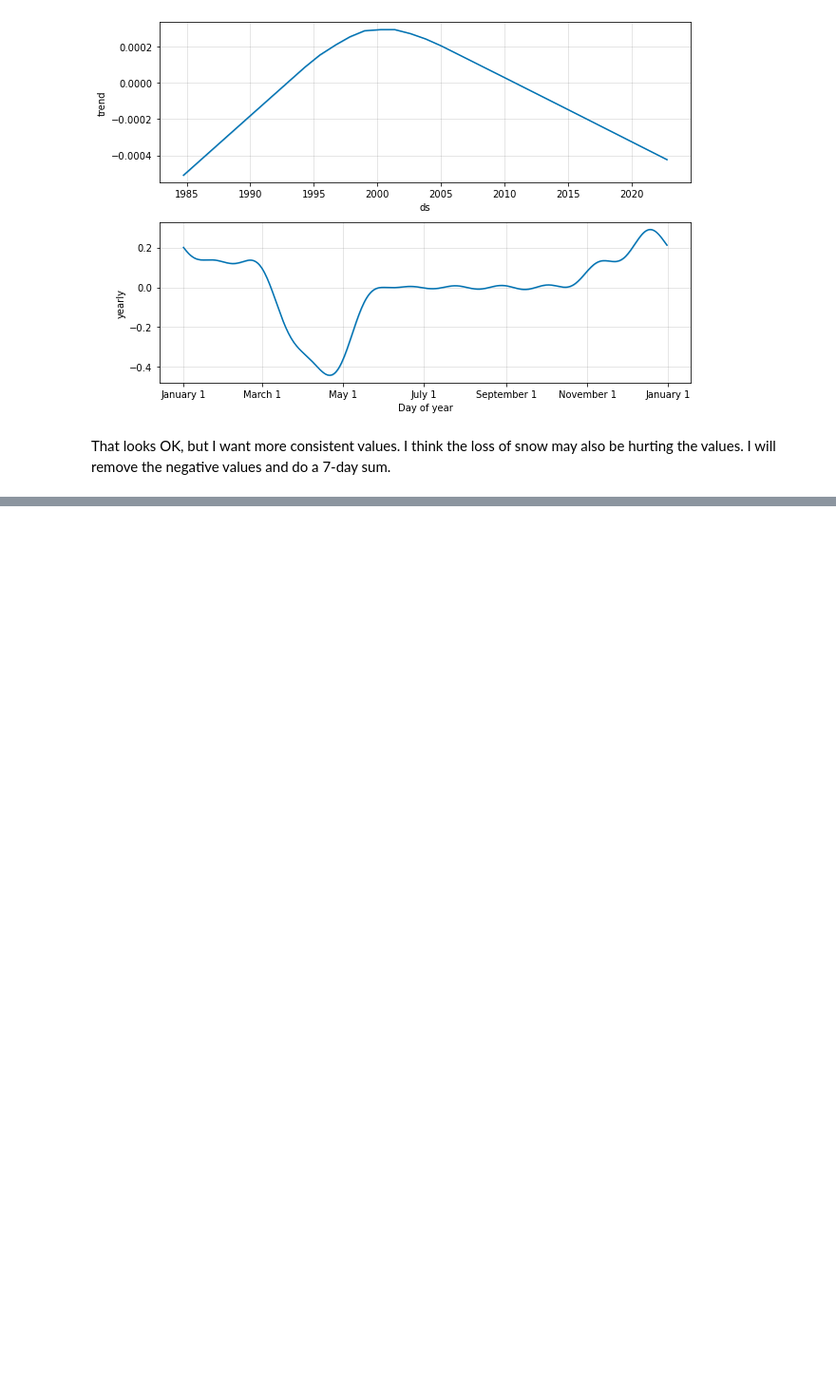
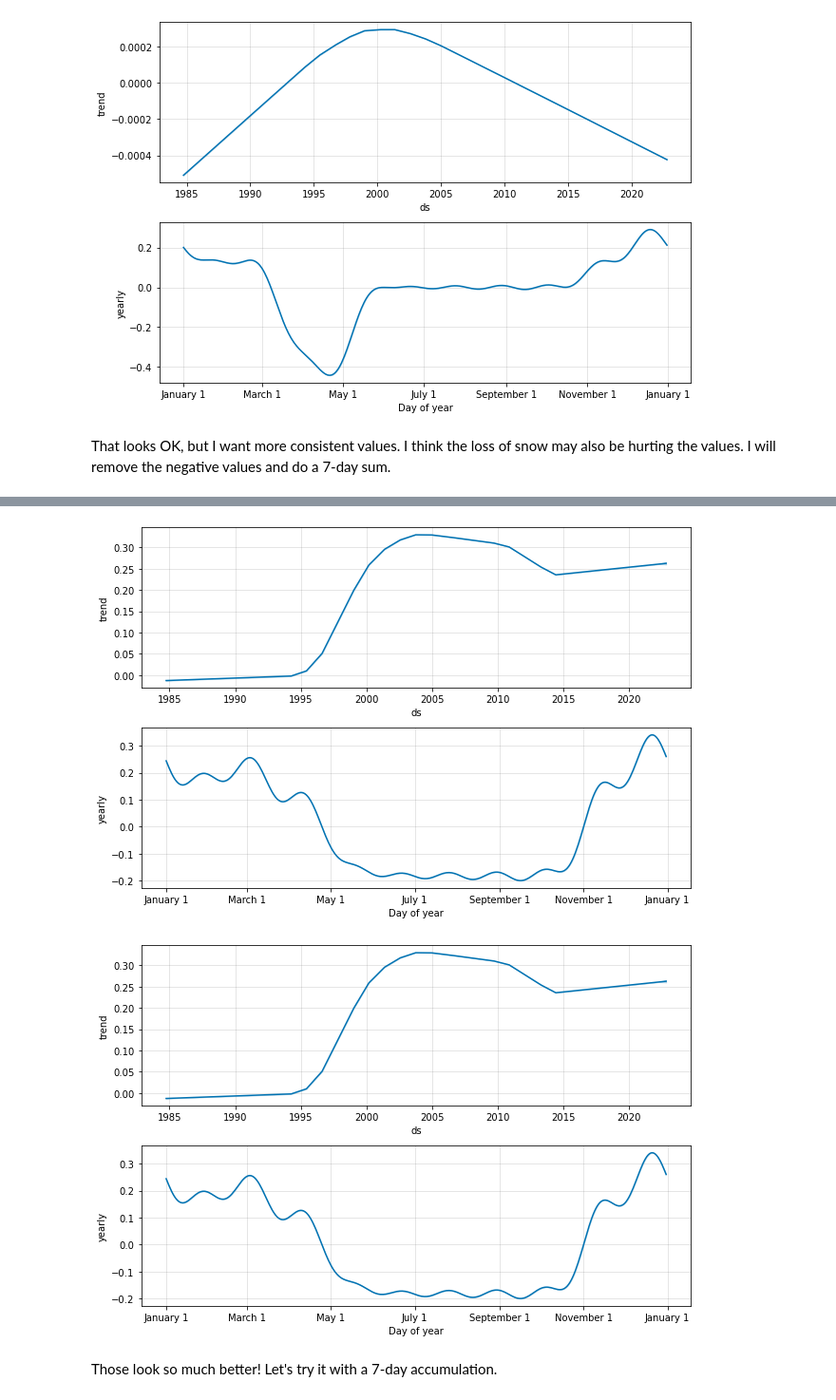
Before and after one commit to sjrekuc/Snotelme, a Jupyter notebook: Snotel_analysis.ipynb, the cells around one changed output, grey strips where cells are left out. Shown: that part at 95% size. Drawn from its saved outputs; the diff is of its cells as text; code cells hidden in the pictures; blank space fills up the shorter version.

```diff
--- a/Snotel_analysis.ipynb
+++ b/Snotel_analysis.ipynb
@@ -90,6 +90,3 @@ INFO:numexpr.utils:NumExpr defaulting to 4 threads.
 [figure]
 # %% [markdown]
 That looks OK, but I want more consistent values. I think the loss of snow may also be hurting the values. I will remove the negative values and do a 7-day sum.
-# %%
-snow['y'] = [0 if snow['y'] < 0]
-snow
@@ -97,0 +93,3 @@ SyntaxError: invalid syntax (<ipython-input-38-21886d0c7a38>, line 1)
+# %%
+# let's set the new "y" column to not have snowfall that is less than 0 and see how that effects the analysis
+snow.rename(columns={'y':'new'}, inplace=True)
@@ -97,0 +111,3 @@ SyntaxError: invalid syntax (<ipython-input-38-21886d0c7a38>, line 1)
+# %%
+snow['acc'] = [v if v >= 0 else 0 for v in snow['new']]
+# [snow['new'] if snow['new'] >= 0 else 0]
@@ -97,0 +149,13 @@ SyntaxError: invalid syntax (<ipython-input-38-21886d0c7a38>, line 1)
+# %%
+# let's rename and run the analysis again
+snow.rename(columns={'acc':'y'}, inplace=True)
+m_fb = Prophet(yearly_seasonality = True, daily_seasonality=False, weekly_seasonality=False)
+m_fb.fit(snow)
+future = m_fb.make_future_dataframe(periods=365)
+forecast = m_fb.predict(future)
+m_fb.plot_components(forecast)
+# %% [output]
+[figure, added]
+[figure, added]
+# %% [markdown]
+Those look so much better! Let's try it with a 7-day accumulation.
```
Also changed, not shown: parts of 6 cells of this notebook.
